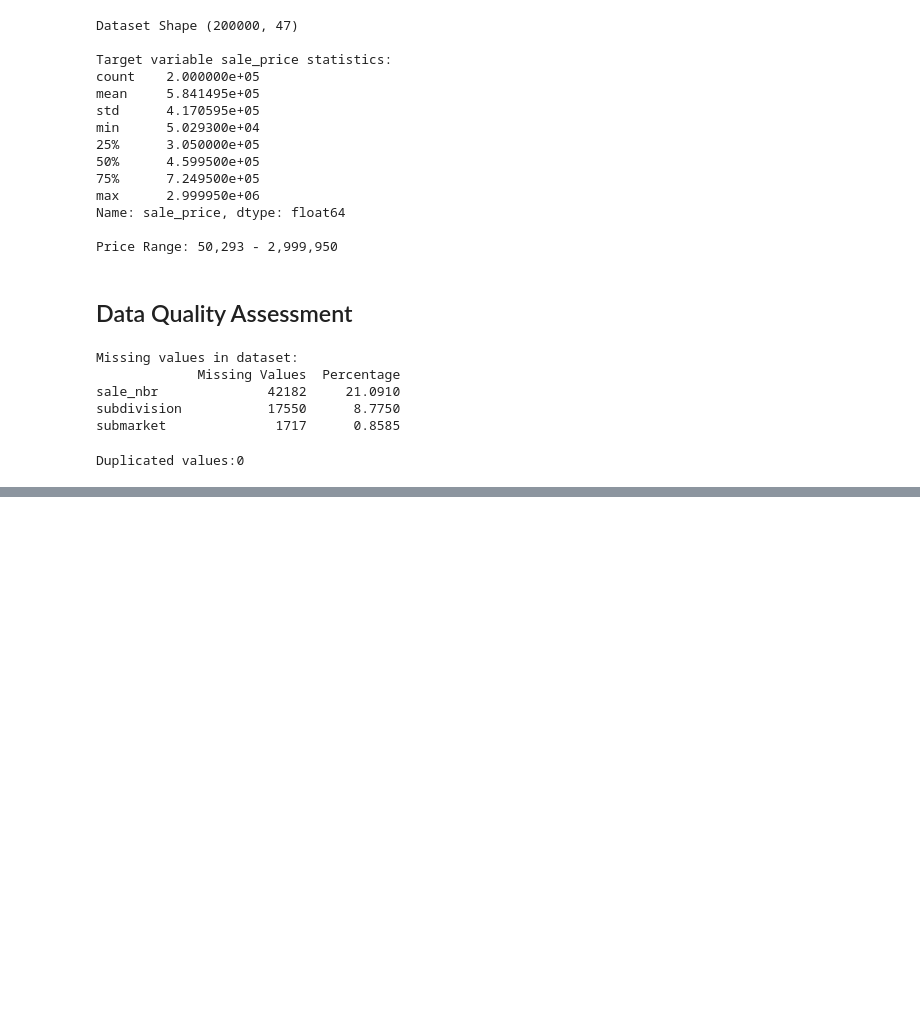
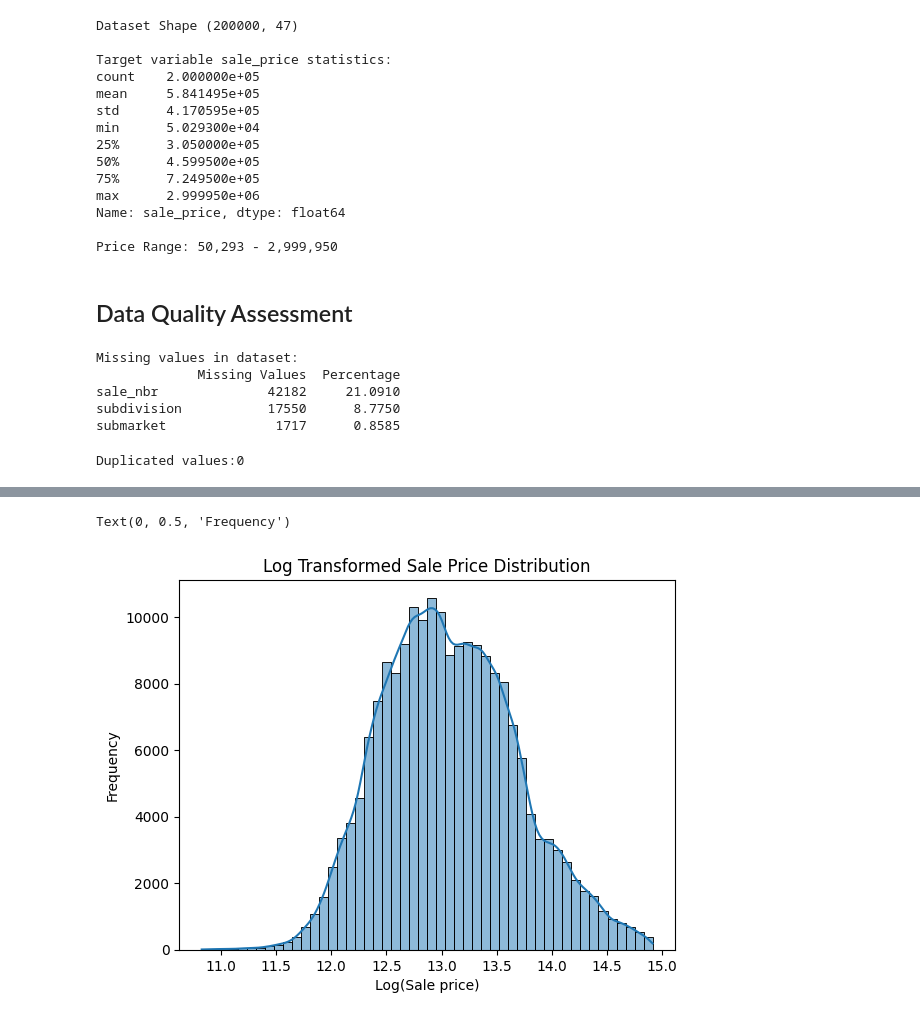
Before and after one commit to Shally-1997/project_house_prediction, a Jupyter notebook: house_price_prediction.ipynb, the cells around one changed output, grey strips where cells are left out. Drawn from its saved outputs; the diff is of its cells as text; code cells hidden in the pictures; blank space fills up the shorter version.

```diff
--- a/house_price_prediction.ipynb
+++ b/house_price_prediction.ipynb
@@ -57,0 +90,11 @@ Duplicated values:0
+# %%
+# log tranformed price of target variable
+
+
+sns.histplot(np.log1p(df['sale_price']), bins=50, kde=True)
+plt.title('Log Transformed Sale Price Distribution')
+plt.xlabel('Log(Sale price)')
+plt.ylabel('Frequency')
+# %% [output]
+Text(0, 0.5, 'Frequency')
+[figure, added]
```
Also changed, not shown: parts of 14 cells of this notebook, 1 other file.
